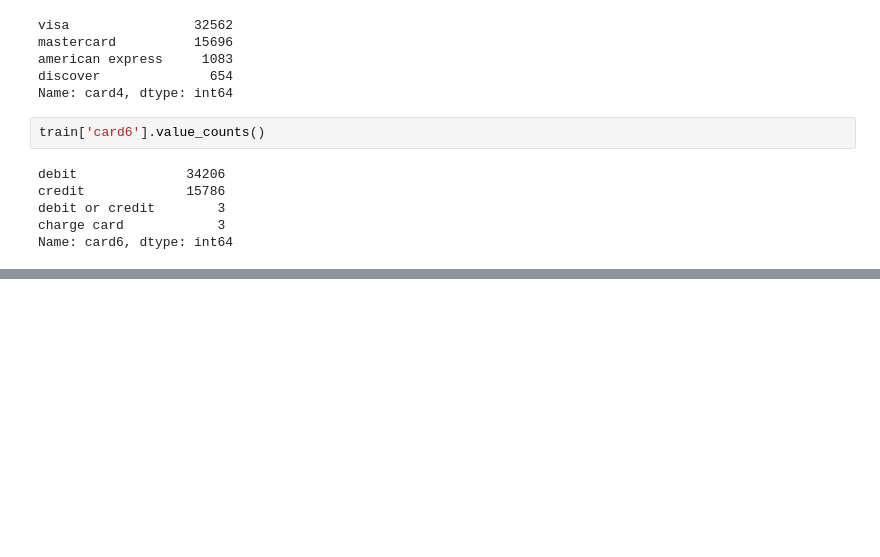
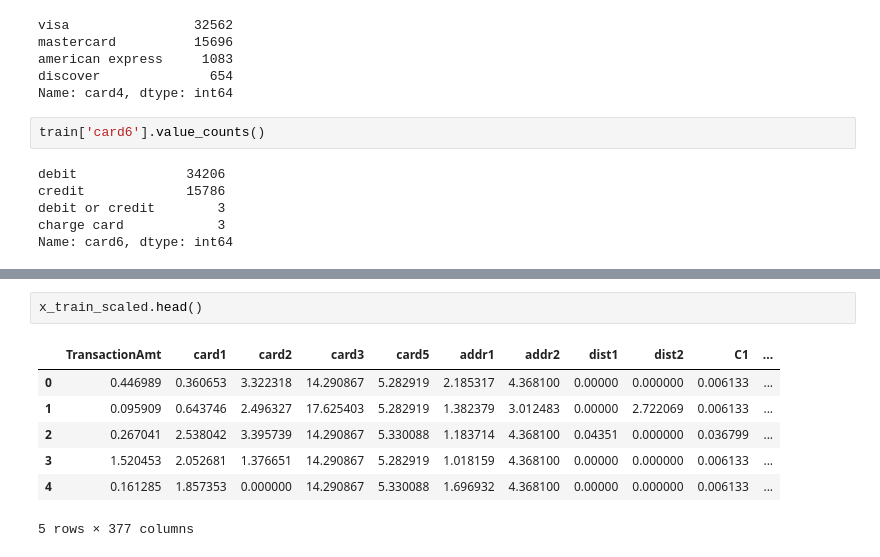
Before and after one commit to gulchitai/kaggle, a Jupyter notebook: Lesson3/Lesson3.ipynb, the cells around one changed output, grey strips where cells are left out. Saved outputs shown, nothing was run; the diff lists cells and outputs as text; blank space fills up the shorter version.

```diff
--- a/Lesson3/Lesson3.ipynb
+++ b/Lesson3/Lesson3.ipynb
@@ -373,0 +546,10 @@ stats.head(n=2)
+# %%
+x_train_scaled.head()
+# %% [output]
+|  | TransactionAmt | card1 | card2 | card3 | card5 | addr1 | addr2 | dist1 | dist2 | C1 | ... |
+| 0 | 0.446989 | 0.360653 | 3.322318 | 14.290867 | 5.282919 | 2.185317 | 4.368100 | 0.00000 | 0.000000 | 0.006133 | ... |
+| 1 | 0.095909 | 0.643746 | 2.496327 | 17.625403 | 5.282919 | 1.382379 | 3.012483 | 0.00000 | 2.722069 | 0.006133 | ... |
+| 2 | 0.267041 | 2.538042 | 3.395739 | 14.290867 | 5.330088 | 1.183714 | 4.368100 | 0.04351 | 0.000000 | 0.036799 | ... |
+| 3 | 1.520453 | 2.052681 | 1.376651 | 14.290867 | 5.282919 | 1.018159 | 4.368100 | 0.00000 | 0.000000 | 0.006133 | ... |
+| 4 | 0.161285 | 1.857353 | 0.000000 | 14.290867 | 5.330088 | 1.696932 | 4.368100 | 0.00000 | 0.000000 | 0.006133 | ... |
+5 rows × 377 columns
```
Also changed, not shown: parts of 24 cells of this notebook.
